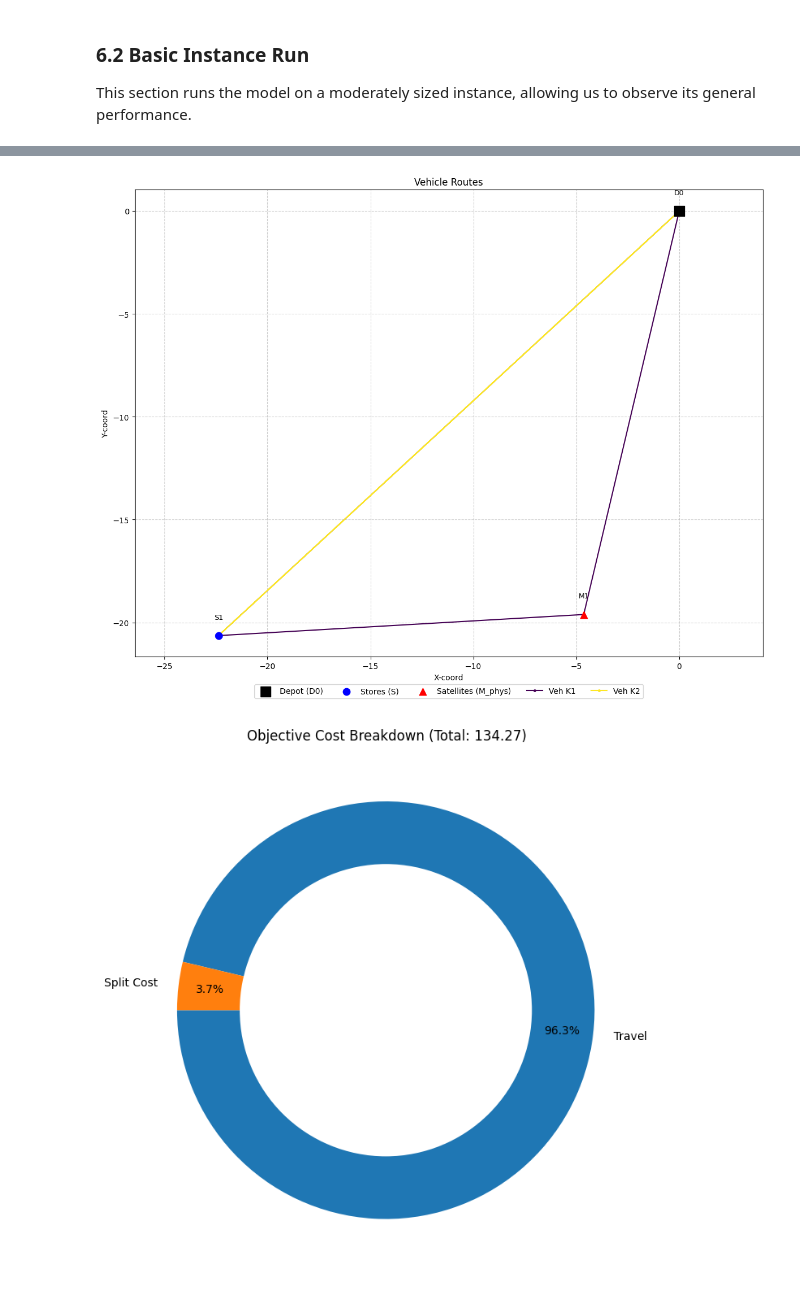
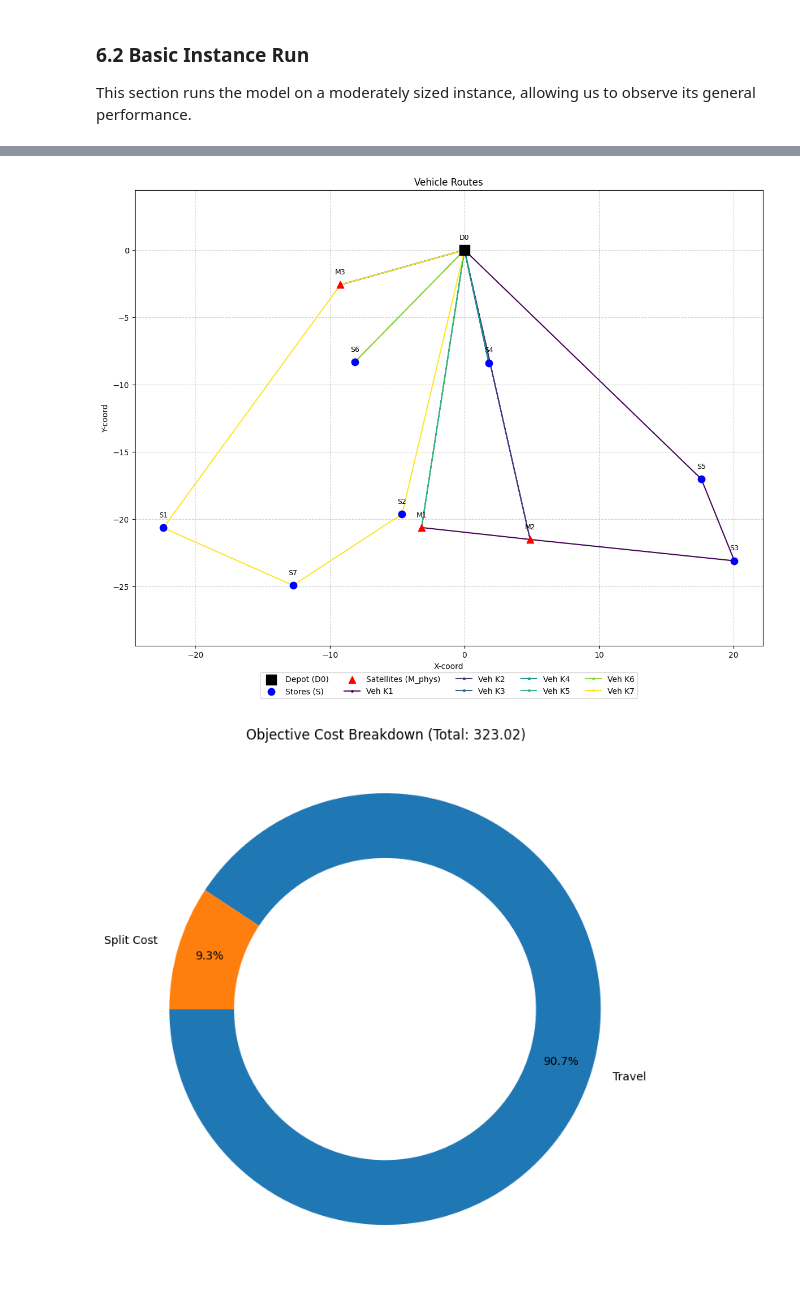
Before and after one commit to Guido-03/Operations-Optimizations, a Jupyter notebook: operations/structured_VRC.ipynb, the cells around one changed output, grey strips where cells are left out. Saved outputs shown, nothing was run; the diff lists cells and outputs as text; code cells hidden in the pictures.

```diff
--- a/operations/structured_VRC.ipynb
+++ b/operations/structured_VRC.ipynb
@@ -115,36 +115,36 @@ def generate_instance_table2_final(num_stores, num_physical_satellites, num_prod
     param_o_i_service = {node: 0 for node in set_N_all_network_nodes} # o_0 = 0 for depot
     total_serv_t_val = 0
     for node_cust in set_N_cust_all_customers:
-        param_o_i_service[node_cust] = random.uniform(3, 10) # Smaller service times
+        param_o_i_service[node_cust] = 10 #random.uniform(3, 10) # Smaller service times
         total_serv_t_val += param_o_i_service[node_cust]
 
-    param_V_r_volume = {r_prod: random.randint(1, 3) for r_prod in set_R_product_types} # V_r
-    param_V_b_volume = {b_ord: random.randint(1, 3) for b_ord in set_B_order_types} # V_b
+    param_V_r_volume = {r_prod: random.randint(1, 10) for r_prod in set_R_product_types} # V_r
+    param_V_b_volume = {b_ord: random.randint(1, 10) for b_ord in set_B_order_types} # V_b
 
     param_D_i_r_S_demand = {}; total_vol_demand_S = 0 # D_i^r (store i, product r)
     for j_store in set_S_stores:
         for r_prod in set_R_product_types:
-            demand_val = random.randint(3, 10)
+            demand_val = random.randint(10, 20)
             param_D_i_r_S_demand[j_store, r_prod] = demand_val
             total_vol_demand_S += param_V_r_volume[r_prod] * demand_val
-            print("volume demand store per product", param_V_r_volume[r_prod] * demand_val,"store:", j_store)
+            #print("volume demand store per product", param_V_r_volume[r_prod] * demand_val,"store:", j_store)
 
     param_D_i_b_Mphys_demand = {}; total_vol_demand_M_phys = 0 # D_i^b (satellite i, order b)
     for j_sat_phys in set_M_phys_physical_satellites:
         for b_ord in set_B_order_types:
-            demand_val = random.randint(3, 10)
+            demand_val = random.randint(10, 20)
             param_D_i_b_Mphys_demand[j_sat_phys, b_ord] = demand_val
             total_vol_demand_M_phys += param_V_b_volume[b_ord] * demand_val
-            print("volume demand satellite per product", param_V_b_volume[b_ord] * demand_val,"satellite:", j_store)
+            #print("volume demand satellite per product", param_V_b_volume[b_ord] * demand_val,"satellite:", j_store)
 
     total_overall_demand_vol = total_vol_demand_S + total_vol_demand_M_phys
-    print("total demand S", total_vol_demand_S)
-    print("total demand M", total_vol_demand_M_phys)
+    #print("total demand S", total_vol_demand_S)
+    #print("total demand M", total_vol_demand_M_phys)
     param_l_i_deadline = {} # l_i
     max_deadln_val = 0
     for node_cust in set_N_cust_all_customers:
         min_req_t = param_t_ij_time.get((depot_node_0, node_cust), float('inf')) + param_o_i_service.get(node_cust, 0)
-        base_deadln_val = min_req_t + random.uniform(15, 50) # Tighter deadlines
+        base_deadln_val = random.uniform(60, 150) # Tighter deadlines
         param_l_i_deadline[node_cust] = max(min_req_t + 0.1, base_deadln_val) # Ensure feasible by a small margin
         max_deadln_val = max(max_deadln_val, param_l_i_deadline[node_cust])
     param_l_i_deadline[depot_node_0] = max_deadln_val + max_travel_t_val + total_serv_t_val # Deadline for depot for Big-M
@@ -552,8 +552,8 @@ This section runs the model on a moderately sized instance, allowing us to obser
 # %%
 # --- Basic Run with LARGER, MORE COMPLEX Instance ---
 print("--- Basic Run: Generating Larger & More Complex Instance (Strict Table 2 Alignment) ---")
-basic_params_final = {"num_stores":1, "num_physical_satellites":1, "num_products":5, "num_orders":4,
-                       "vehicle_capacity_V_star":60, "penalty_pu_param":0.5, "split_ps_param":5.0,
+basic_params_final = {"num_stores":7, "num_physical_satellites":3, "num_products":5, "num_orders":5,
+                       "vehicle_capacity_V_star":500, "penalty_pu_param":10, "split_ps_param":10,
                        "seed":123, "vehicle_buffer": 1}
 basic_instance_final = generate_instance_table2_final(**basic_params_final)
 print(f"Instance: {len(basic_instance_final['S_stores'])}S, {len(basic_instance_final['M_phys_satellites'])}M_phys ({len(basic_instance_final['N_cust_customers'])} cust). Demand Vol: {basic_instance_final['total_demand_vol_overall']:.2f}. Fleet: {len(basic_instance_final['VF_fleet'])} (Cap: {basic_instance_final['V_star']}). Eq1 Min Veh: {basic_instance_final['min_vehicles_eq1']}")
@@ -582,6 +582,6 @@ total demand M 30
 --------------------------
 
 
 --- Visualizing Basic Run Results (Strict Table 2 Alignment) ---
-[figure, old version]
+[figure, new version]
-[figure, old version]
+[figure, new version]
```
Also changed, not shown: parts of 3 cells of this notebook.
